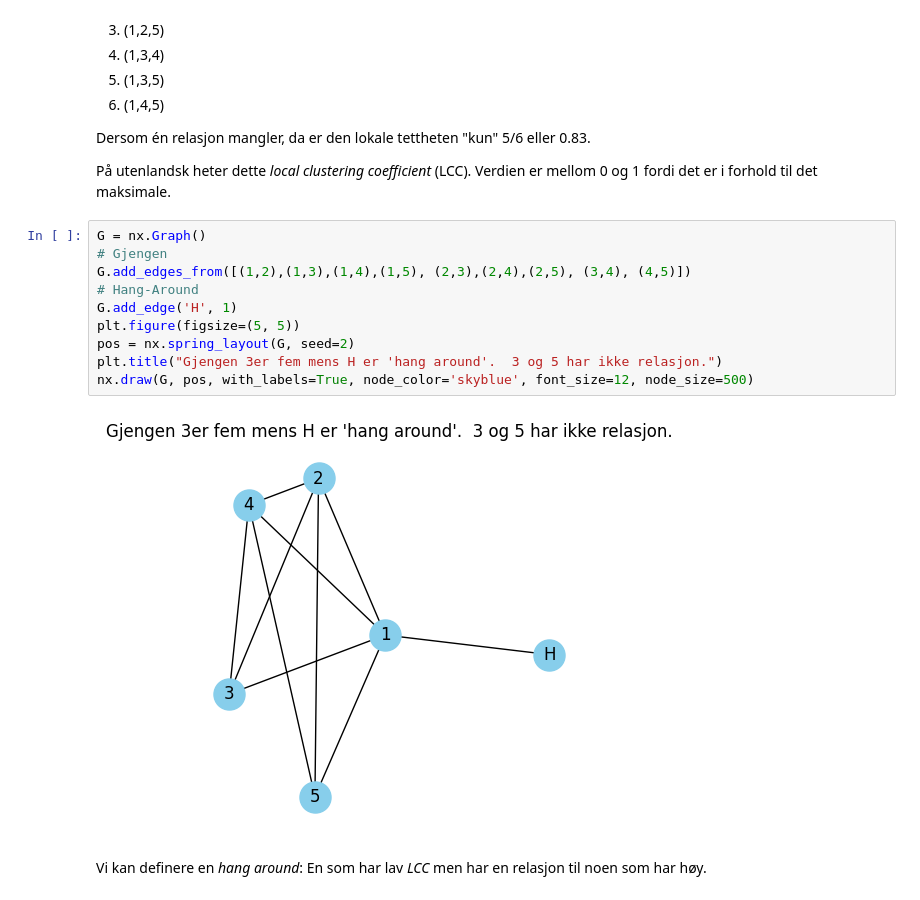
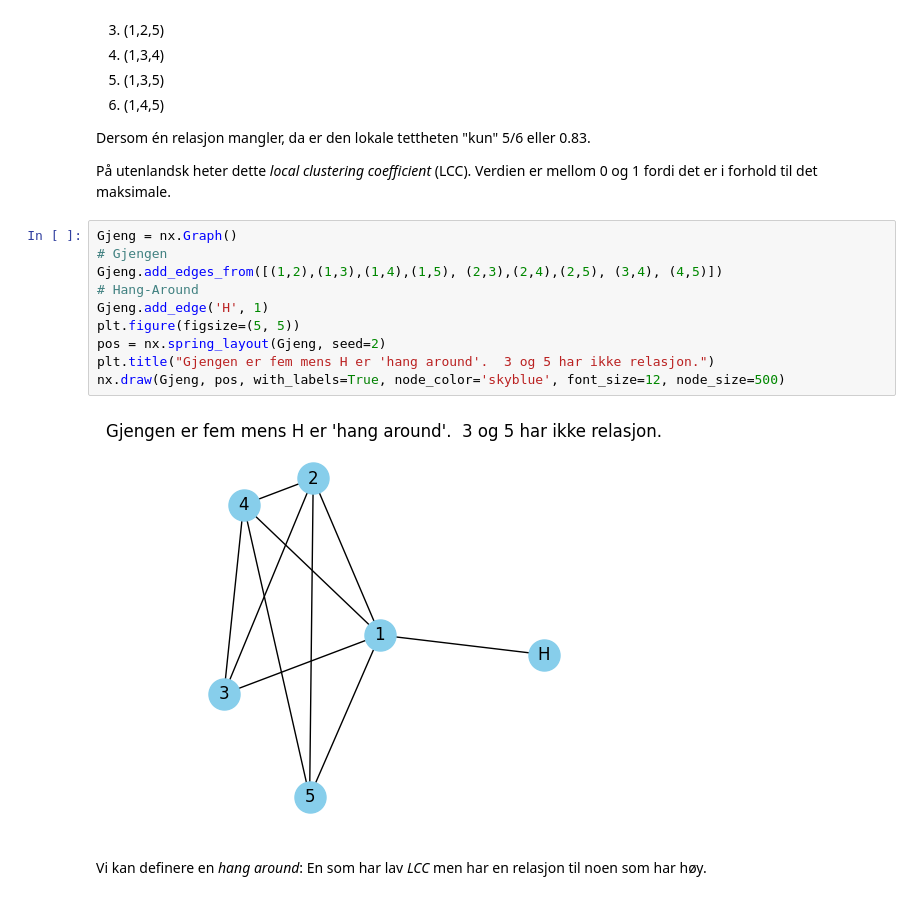
Before and after one commit to Tage-Politi/grafdag-2026, a Jupyter notebook: 1-generell.ipynb, the cells around one changed output. Saved outputs shown, nothing was run; the diff lists cells and outputs as text.

```diff
--- a/1-generell.ipynb
+++ b/1-generell.ipynb
@@ -167,17 +194,17 @@ Dersom én relasjon mangler, da er den lokale tettheten "kun" 5/6 eller 0.83.
 
 På utenlandsk heter dette *local clustering coefficient* (LCC).  Verdien er mellom 0 og 1 fordi det er i forhold til det maksimale.
 # %%
-G = nx.Graph()
+Gjeng = nx.Graph()
 # Gjengen
-G.add_edges_from([(1,2),(1,3),(1,4),(1,5), (2,3),(2,4),(2,5), (3,4), (4,5)])
+Gjeng.add_edges_from([(1,2),(1,3),(1,4),(1,5), (2,3),(2,4),(2,5), (3,4), (4,5)])
 # Hang-Around
-G.add_edge('H', 1)
+Gjeng.add_edge('H', 1)
 plt.figure(figsize=(5, 5))
-pos = nx.spring_layout(G, seed=2)
-plt.title("Gjengen 3er fem mens H er 'hang around'.  3 og 5 har ikke relasjon.")
-nx.draw(G, pos, with_labels=True, node_color='skyblue', font_size=12, node_size=500)
+pos = nx.spring_layout(Gjeng, seed=2)
+plt.title("Gjengen er fem mens H er 'hang around'.  3 og 5 har ikke relasjon.")
+nx.draw(Gjeng, pos, with_labels=True, node_color='skyblue', font_size=12, node_size=500)
 # %% [output]
-[figure, old version]
+[figure, new version]
 # %% [markdown]
 Vi kan definere en *hang around*: En som har lav *LCC* men har en relasjon til noen som har høy.
 # %% [markdown]
```
Also changed, not shown: parts of 39 cells of this notebook.
